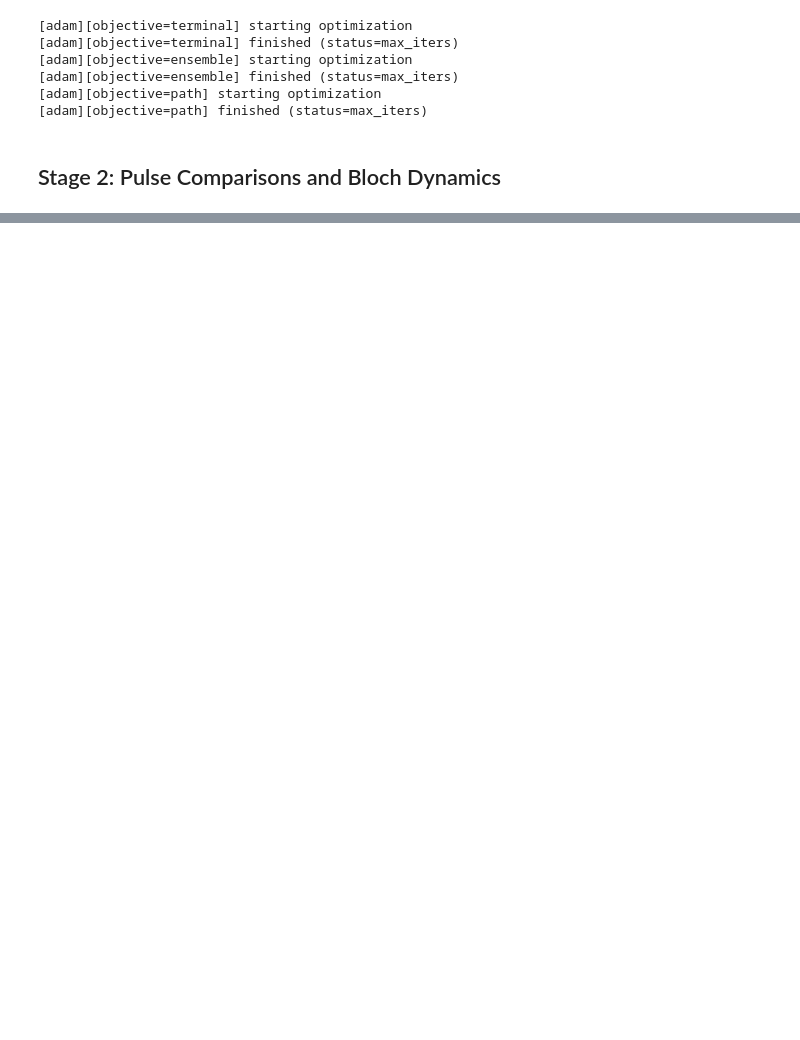
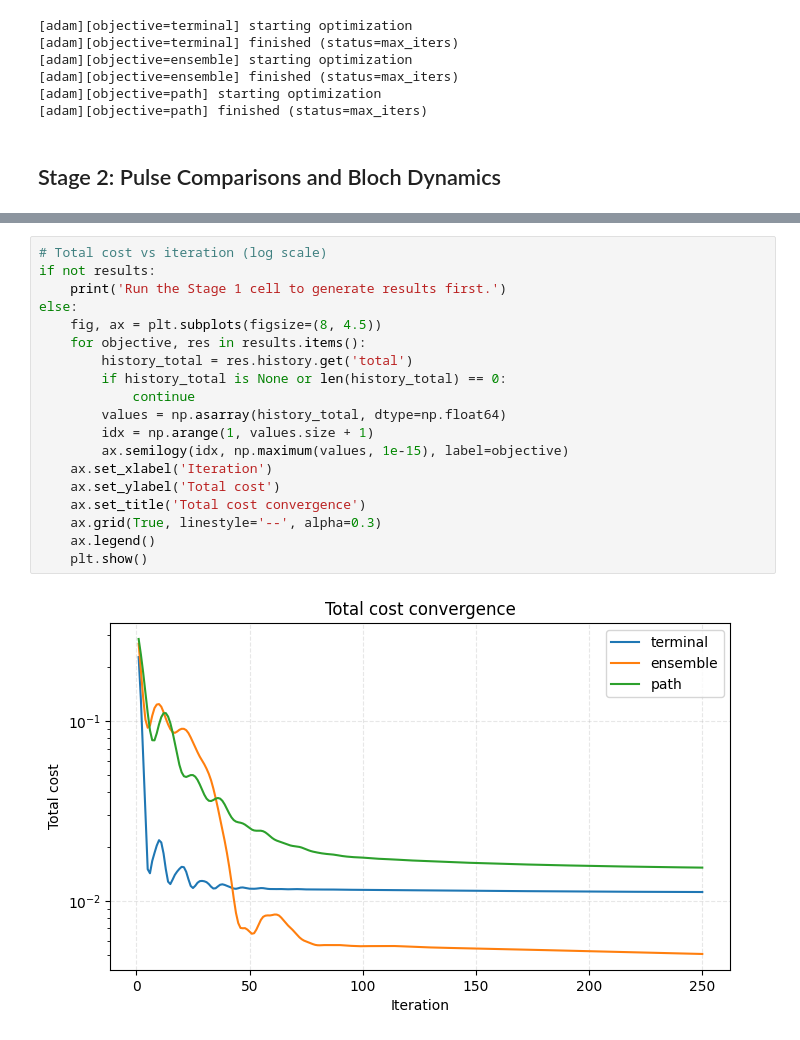
Before and after one commit to Zolti94/HB-GRAPE-qoc, a Jupyter notebook: notebooks/12_costfunction_types.ipynb, the cells around one changed output, grey strips where cells are left out. Drawn from its saved outputs; the diff is of its cells as text; blank space fills up the shorter version.

```diff
--- a/notebooks/12_costfunction_types.ipynb
+++ b/notebooks/12_costfunction_types.ipynb
@@ -239,0 +289,21 @@ else:
+# %%
+# Total cost vs iteration (log scale)
+if not results:
+    print('Run the Stage 1 cell to generate results first.')
+else:
+    fig, ax = plt.subplots(figsize=(8, 4.5))
+    for objective, res in results.items():
+        history_total = res.history.get('total')
+        if history_total is None or len(history_total) == 0:
+            continue
+        values = np.asarray(history_total, dtype=np.float64)
+        idx = np.arange(1, values.size + 1)
+        ax.semilogy(idx, np.maximum(values, 1e-15), label=objective)
+    ax.set_xlabel('Iteration')
+    ax.set_ylabel('Total cost')
+    ax.set_title('Total cost convergence')
+    ax.grid(True, linestyle='--', alpha=0.3)
+    ax.legend()
+    plt.show()
+# %% [output]
+[figure, added]
```
Also changed, not shown: parts of 16 cells of this notebook, 15 other files.
